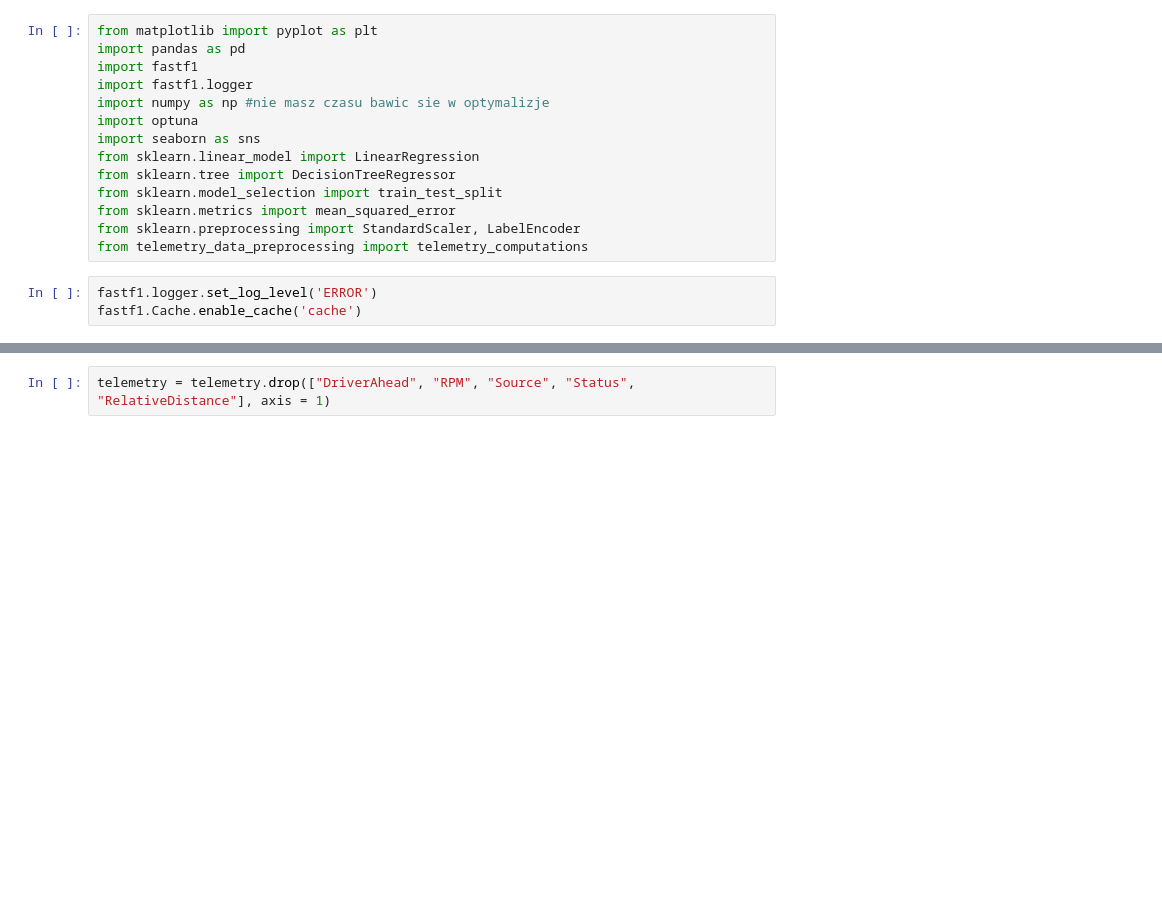
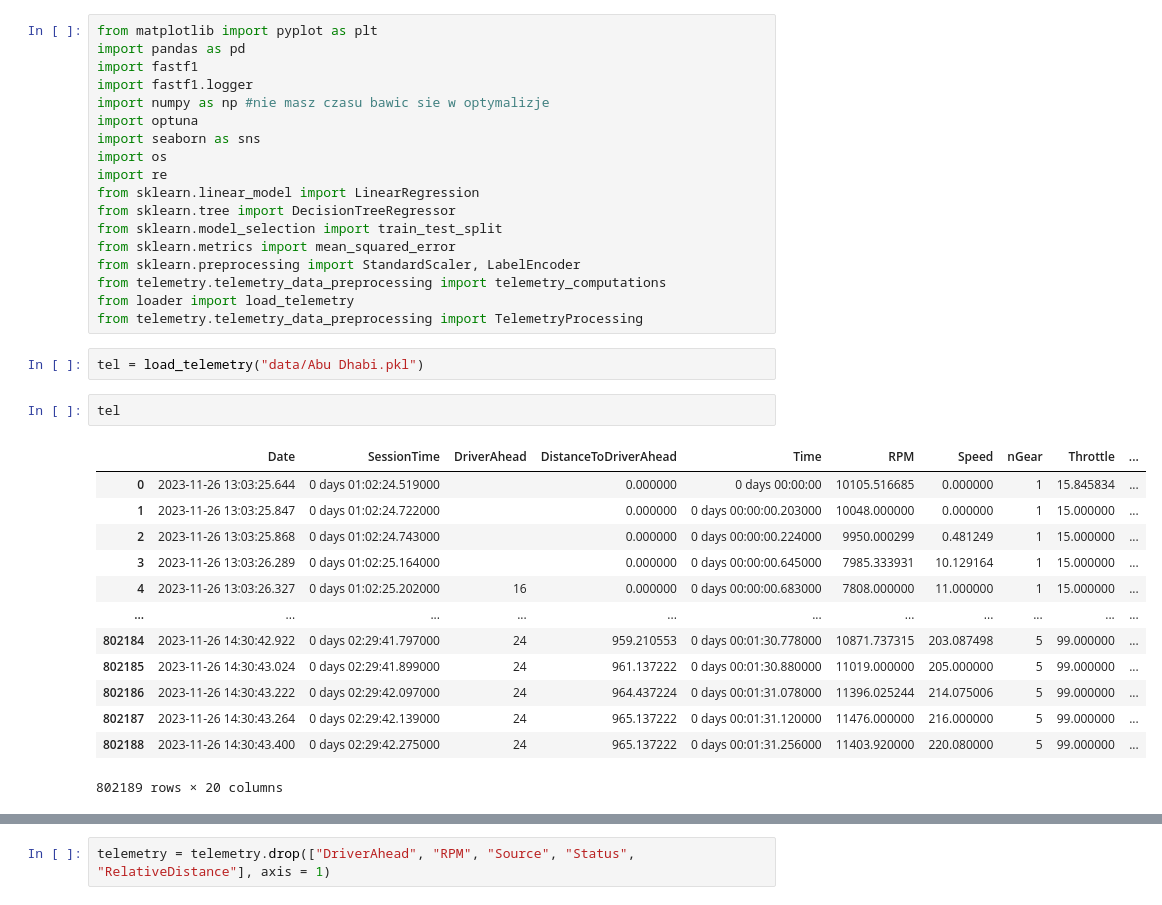
Before and after one commit to Whal0/F1_dataExploration, a Jupyter notebook: telemetry/model_testing.ipynb, the cells around one changed output, grey strips where cells are left out. Saved outputs shown, nothing was run; the diff lists cells and outputs as text; blank space fills up the shorter version.

```diff
--- a/telemetry/model_testing.ipynb
+++ b/telemetry/model_testing.ipynb
@@ -6,12 +6,31 @@ import fastf1.logger
 import numpy as np #nie masz czasu bawic sie w optymalizje
 import optuna
 import seaborn as sns
+import os
+import re
 from sklearn.linear_model import LinearRegression
 from sklearn.tree import DecisionTreeRegressor
 from sklearn.model_selection import train_test_split
 from sklearn.metrics import mean_squared_error
 from sklearn.preprocessing import StandardScaler, LabelEncoder
-from telemetry_data_preprocessing import telemetry_computations
+from telemetry.telemetry_data_preprocessing import telemetry_computations
+from loader import load_telemetry
+from telemetry.telemetry_data_preprocessing import TelemetryProcessing
-# %%
-fastf1.logger.set_log_level('ERROR')
-fastf1.Cache.enable_cache('cache')
+# %%
+tel = load_telemetry("data/Abu Dhabi.pkl")
+# %%
+tel
+# %% [output]
+|  | Date | SessionTime | DriverAhead | DistanceToDriverAhead | Time | RPM | Speed | nGear | Throttle | ... |
+| 0 | 2023-11-26 13:03:25.644 | 0 days 01:02:24.519000 |  | 0.000000 | 0 days 00:00:00 | 10105.516685 | 0.000000 | 1 | 15.845834 | ... |
+| 1 | 2023-11-26 13:03:25.847 | 0 days 01:02:24.722000 |  | 0.000000 | 0 days 00:00:00.203000 | 10048.000000 | 0.000000 | 1 | 15.000000 | ... |
+| 2 | 2023-11-26 13:03:25.868 | 0 days 01:02:24.743000 |  | 0.000000 | 0 days 00:00:00.224000 | 9950.000299 | 0.481249 | 1 | 15.000000 | ... |
+| 3 | 2023-11-26 13:03:26.289 | 0 days 01:02:25.164000 |  | 0.000000 | 0 days 00:00:00.645000 | 7985.333931 | 10.129164 | 1 | 15.000000 | ... |
+| 4 | 2023-11-26 13:03:26.327 | 0 days 01:02:25.202000 | 16 | 0.000000 | 0 days 00:00:00.683000 | 7808.000000 | 11.000000 | 1 | 15.000000 | ... |
+| ... | ... | ... | ... | ... | ... | ... | ... | ... | ... | ... |
+| 802184 | 2023-11-26 14:30:42.922 | 0 days 02:29:41.797000 | 24 | 959.210553 | 0 days 00:01:30.778000 | 10871.737315 | 203.087498 | 5 | 99.000000 | ... |
+| 802185 | 2023-11-26 14:30:43.024 | 0 days 02:29:41.899000 | 24 | 961.137222 | 0 days 00:01:30.880000 | 11019.000000 | 205.000000 | 5 | 99.000000 | ... |
+| 802186 | 2023-11-26 14:30:43.222 | 0 days 02:29:42.097000 | 24 | 964.437224 | 0 days 00:01:31.078000 | 11396.025244 | 214.075006 | 5 | 99.000000 | ... |
+| 802187 | 2023-11-26 14:30:43.264 | 0 days 02:29:42.139000 | 24 | 965.137222 | 0 days 00:01:31.120000 | 11476.000000 | 216.000000 | 5 | 99.000000 | ... |
+| 802188 | 2023-11-26 14:30:43.400 | 0 days 02:29:42.275000 | 24 | 965.137222 | 0 days 00:01:31.256000 | 11403.920000 | 220.080000 | 5 | 99.000000 | ... |
+802189 rows × 20 columns
```
Also changed, not shown: parts of 9 cells of this notebook, 2 other files.
